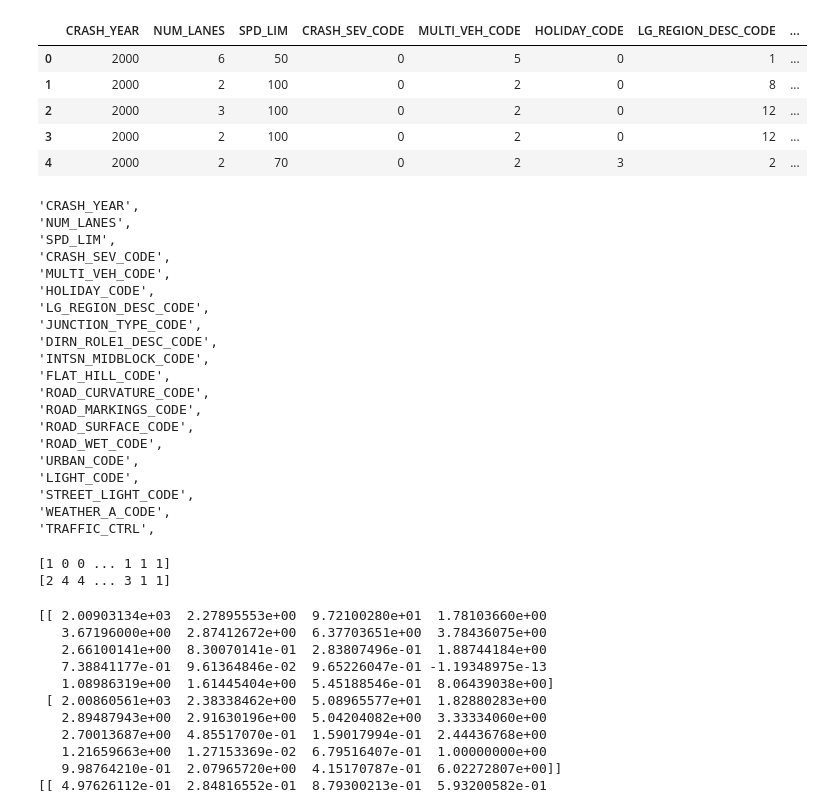
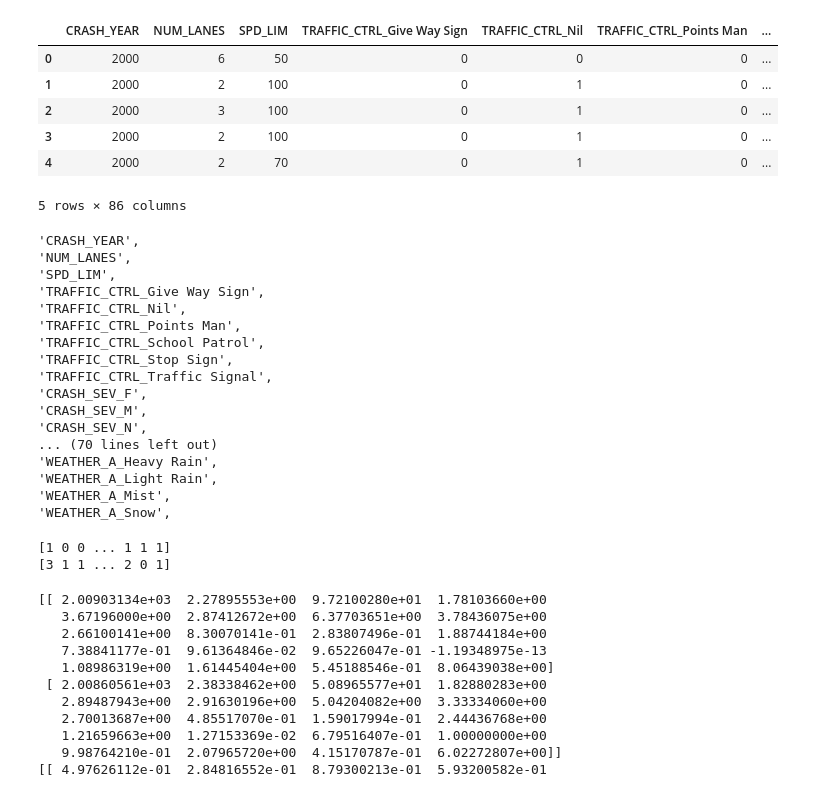
Before and after one commit to jwar663/CarCrashClassifier, a Jupyter notebook: KMeans_Clustering.ipynb, the cells around one changed output. Drawn from its saved outputs; the diff is of its cells as text; code cells hidden in the pictures.

```diff
--- a/KMeans_Clustering.ipynb
+++ b/KMeans_Clustering.ipynb
@@ -9,15 +9,16 @@ from sklearn.preprocessing import MinMaxScaler
 %matplotlib inline
 # %%
 #read in the correct dataset
-df = pd.read_csv("crash_data_only_numeric_values.csv")
+df = pd.read_csv("crash_data_mean_unknowns.csv")
 df.head()
 # %% [output]
-|  | CRASH_YEAR | NUM_LANES | SPD_LIM | CRASH_SEV_CODE | MULTI_VEH_CODE | HOLIDAY_CODE | LG_REGION_DESC_CODE | ... |
-| 0 | 2000 | 6 | 50 | 0 | 5 | 0 | 1 | ... |
-| 1 | 2000 | 2 | 100 | 0 | 2 | 0 | 8 | ... |
-| 2 | 2000 | 3 | 100 | 0 | 2 | 0 | 12 | ... |
-| 3 | 2000 | 2 | 100 | 0 | 2 | 0 | 12 | ... |
-| 4 | 2000 | 2 | 70 | 0 | 2 | 3 | 2 | ... |
+|  | CRASH_YEAR | NUM_LANES | SPD_LIM | TRAFFIC_CTRL_Give Way Sign | TRAFFIC_CTRL_Nil | TRAFFIC_CTRL_Points Man | ... |
+| 0 | 2000 | 6 | 50 | 0 | 0 | 0 | ... |
+| 1 | 2000 | 2 | 100 | 0 | 1 | 0 | ... |
+| 2 | 2000 | 3 | 100 | 0 | 1 | 0 | ... |
+| 3 | 2000 | 2 | 100 | 0 | 1 | 0 | ... |
+| 4 | 2000 | 2 | 70 | 0 | 1 | 0 | ... |
+5 rows × 86 columns
 # %%
 #creates scale for numeric data (0-1)
 #df.drop('TRAFFIC_CTRL', axis='columns', inplace=True)
@@ -34,34 +35,31 @@ for col in df.columns:
 'CRASH_YEAR',
 'NUM_LANES',
 'SPD_LIM',
-'CRASH_SEV_CODE',
-'MULTI_VEH_CODE',
-'HOLIDAY_CODE',
-'LG_REGION_DESC_CODE',
-'JUNCTION_TYPE_CODE',
-'DIRN_ROLE1_DESC_CODE',
-'INTSN_MIDBLOCK_CODE',
-'FLAT_HILL_CODE',
-'ROAD_CURVATURE_CODE',
-'ROAD_MARKINGS_CODE',
-'ROAD_SURFACE_CODE',
-'ROAD_WET_CODE',
-'URBAN_CODE',
-'LIGHT_CODE',
-'STREET_LIGHT_CODE',
-'WEATHER_A_CODE',
-'TRAFFIC_CTRL',
+'TRAFFIC_CTRL_Give Way Sign',
+'TRAFFIC_CTRL_Nil',
+'TRAFFIC_CTRL_Points Man',
+'TRAFFIC_CTRL_School Patrol',
+'TRAFFIC_CTRL_Stop Sign',
+'TRAFFIC_CTRL_Traffic Signal',
+'CRASH_SEV_F',
+'CRASH_SEV_M',
+'CRASH_SEV_N',
+... (70 lines left out)
+'WEATHER_A_Heavy Rain',
+'WEATHER_A_Light Rain',
+'WEATHER_A_Mist',
+'WEATHER_A_Snow',
 # %%
 #create KMeans model
 kmeans = KMeans(n_clusters=2)
-kmeans_scaled = KMeans(n_clusters=5)
+kmeans_scaled = KMeans(n_clusters=4)
 y_predicted = kmeans.fit_predict(df)
 y_scaled_predicted = kmeans_scaled.fit_predict(scaled_df)
 print(y_predicted)
 print(y_scaled_predicted)
 # %% [output]
 [1 0 0 ... 1 1 1]
-[2 4 4 ... 3 1 1]
+[3 1 1 ... 2 0 1]
 # %%
 #find cluster centres
 #df.drop('CLUSTER', axis='columns', inplace=True)
```
Also changed, not shown: parts of 4 cells of this notebook, 2 other files.
